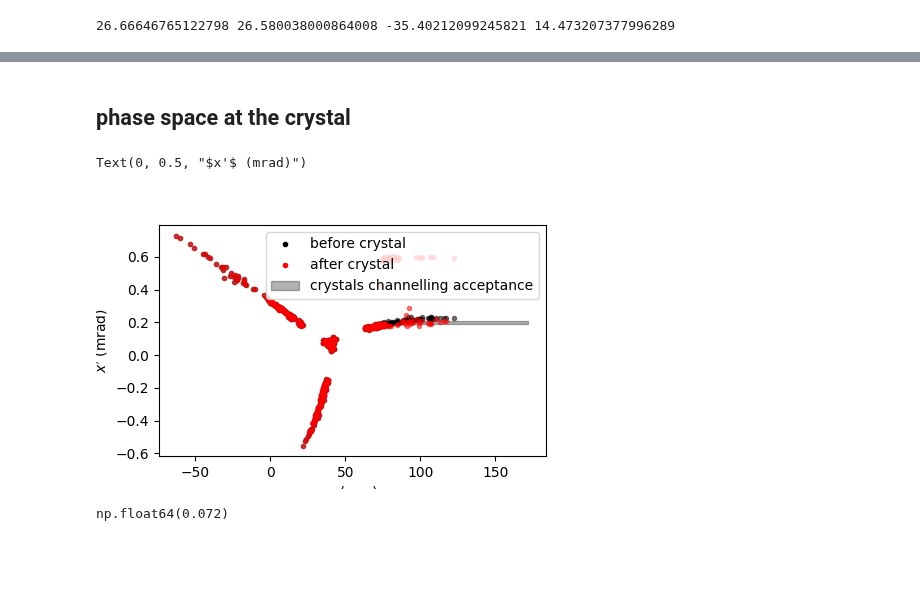
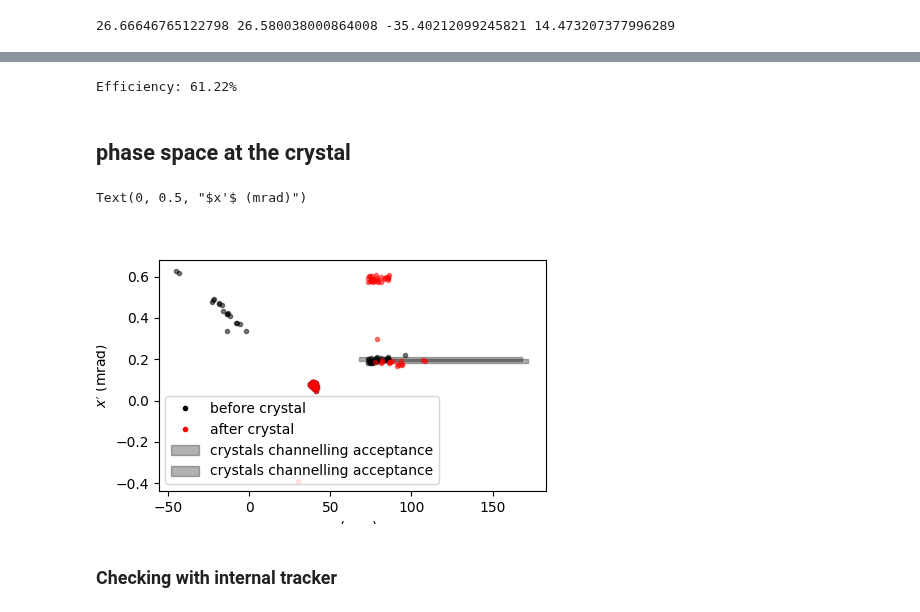
Before and after one commit to giacomells/Technical-Student-2024-2025, a Jupyter notebook: SlowExtractionSPS/SPSExtractionPlots.ipynb, the cells around one changed output, grey strips where cells are left out. Saved outputs shown, nothing was run; the diff lists cells and outputs as text; code cells hidden in the pictures; blank space fills up the shorter version.

```diff
--- a/SlowExtractionSPS/SPSExtractionPlots.ipynb
+++ b/SlowExtractionSPS/SPSExtractionPlots.ipynb
@@ -219,8 +205,9 @@ line.slice_thick_elements(
 # %%
-#line = xt.Line.from_json("./sps_with_extraction.json")
+line = xt.Line.from_json("./sps_with_extraction_sliced_quads.json")
 septa_names_with_apertures = install_septa(line)
+line.insert_element(name='zs21633.entry.p1mm', element=xt.Marker(), at_s=line.get_table()['s', 'ap.up.zs21633']+1e-3)
 
-#line.cycle("bpcn.20902_entry", inplace=True)
+line.cycle("bpcn.20902_entry", inplace=True)
 
 tw = line.twiss()
 print(tw.qx, tw.qy, tw.dqx, tw.dqy)
@@ -570,29 +491,39 @@ In the twiss computation collective elements are replaced by drifts
 ## Crystal definition
 # %%
 crystal = xc.EverestCrystal(
-    length=4e-3,
+    length=2e-3,
     material=xc.materials.SiliconCrystal,
     bending_angle = 40e-5 ,
     side="left",
     lattice="strip",
-    jaw = 72e-3,
+    jaw = 68e-3,
     tilt = 200e-6,
     width = 100e-3,
     height = 50e-3
     )
 
+## RECORDING INTERACTIONS WITH THE CRYSTAL
+io_buffer = xt.new_io_buffer(capacity=int(2e7)) # 4-5 GB of memory
+crystal.record_scatterings = True
+impacts = xt.start_internal_logging(elements=[crystal], io_buffer=io_buffer, capacity=io_buffer.capacity)
+
 
 crystal2 = xc.EverestCrystal(
     material=xc.materials.SiliconCrystal,
-    length=4e-3,
+    length=2e-3,
     bending_angle=40e-5,
     side="left",
     lattice="strip",
     jaw = 72e-3,
-    tilt = 220e-6,
+    tilt = 190e-6,
     width = 100e-3,
     height = 50e-3
     )
+
+## RECORDING INTERACTIONS WITH THE CRYSTAL
+crystal2.record_scatterings = True
+impacts2 = xt.start_internal_logging(elements=[crystal2], io_buffer=io_buffer, capacity=io_buffer.capacity)
+
 
 crystal3 = xc.EverestCrystal(
     material=xc.materials.SiliconCrystal,
@@ -601,17 +532,17 @@ crystal3 = xc.EverestCrystal(
     side="left",
     lattice="strip",
     jaw = 72e-3,
-    tilt = 200e-6,
+    tilt = 180e-6,
     width = 100e-3,
     height = 50e-3
     )
 
-crystal_dump = xt.LimitRect(min_x=-1., max_x=72e-3, min_y=-1., max_y=1.)
+crystal_dump = xt.LimitRect(min_x=0e-3, max_x=172e-3, min_y=-1., max_y=1.)
 
 line.discard_tracker()
 
 line.insert_element("extraction.crystal.up", xt.Marker(), at_s=line.get_table()['s', 'qfa.21610..1']+10e-3)
-line.insert_element("extraction.crystal.dn", xt.Marker(), at_s=line.get_table()['s', 'qfa.21610..1']+10e-3+(crystal.length)*3*3+2e-3)
+line.insert_element("extraction.crystal.dn", xt.Marker(), at_s=line.get_table()['s', 'qfa.21610..1']+10e-3+(2 * crystal.length)*3*3+2e-3)
 
 
 
@@ -638,7 +569,13 @@ particles._rng_s4 = np.random.randint(0, particles._num_active_particles**3, siz
 line.discard_tracker()
 
 line.insert_element(f"extraction.crystal.1.", crystal, at_s=line.get_table()['s', 'qfa.21610..1']+10e-3)
-line.insert_element(f"extraction.crystal.2.", crystal, at_s=line.get_table()['s', 'qfa.21610..1']+ crystal.length + 10e-3)
+line.insert_element(f"extraction.crystal.2.", crystal2, at_s=line.get_table()['s', 'qfa.21610..1']+ crystal.length + 10e-3)
+line.insert_element(f"extraction.crystal.3.", crystal3, at_s=line.get_table()['s', 'qfa.21610..1']+ 2 * crystal.length + 10e-3)
+
+line.insert_element("extraction.crystal.dumper", crystal_dump, at_s =line.get_table()['s', 'qfa.21610..1']+ crystal.length + 10e-3)
+
+optimal_position = line.get_table()['s', 'extraction.crystal.1.']
+
 
 
 
@@ -766,25 +740,32 @@ ax.legend()
+# %%
+Efficiency = ExtractedParticles / total_particlesLostZS * 100
+print(f"Efficiency: {Efficiency:.2f}%")
+# %% [output]
+Efficiency: 61.22%
 # %% [markdown]
 ## phase space at the crystal
 # %%
 row_before_crystal = tw_lss2_df.loc['extraction.crystal.up']
 row_after_crystal = tw_lss2_df.loc['extraction.crystal.dn']
 
 fig, ax = plt.subplots(1, 1, figsize=(5,3))
 
-ax.plot(row_before_crystal['monitors'].x*1e3, row_before_crystal['monitors'].px*1e3, 'k.', alpha = 0.5)
-ax.plot(row_after_crystal['monitors'].x*1e3, row_after_crystal['monitors'].px*1e3, 'r.', alpha = 0.5)
+ax.plot(row_before_crystal['monitors'].x[:,5]*1e3, row_before_crystal['monitors'].px[:,5] * 1e3, 'k.', alpha = 0.5)
+ax.plot(row_after_crystal['monitors'].x[:,5] * 1e3, row_after_crystal['monitors'].px[:,5] * 1e3, 'r.', alpha = 0.5)
 ax.plot()
 
 ax.plot([], [], 'k.', label='before crystal')
 ax.plot([], [], 'r.', label='after crystal')
 ax.fill_between([crystal.jaw*1e3, crystal.jaw*1e3 + crystal.width*1e3], [crystal.tilt*1e3 - 10e-3]*2, [crystal.tilt*1e3 + 10e-3]*2, color='k', alpha=0.3, label='crystals channelling acceptance')
+ax.fill_between([crystal2.jaw*1e3, crystal2.jaw*1e3 + crystal2.width*1e3], [crystal2.tilt*1e3 - 10e-3]*2, [crystal2.tilt*1e3 + 10e-3]*2, color='k', alpha=0.3, label='crystals channelling acceptance')
+
 ax.legend()
 
 ax.set_xlabel('x (mm)')
 ax.set_ylabel(r"$x'$ (mrad)")
 # %% [output]
 Text(0, 0.5, "$x'$ (mrad)")
-[figure, old version]
+[figure, new version]
 # %%
 row = tw_lss2_df.loc['tpst.21760_entry']
 
@@ -795,6 +774,4 @@ crystal.critical_angle
 # %%
 tab = line.get_table()
-# %%
-crystal.jaw
-# %% [output]
-np.float64(0.072)
+# %% [markdown]
+### Checking with internal tracker
```
Also changed, not shown: parts of 23 cells of this notebook.
